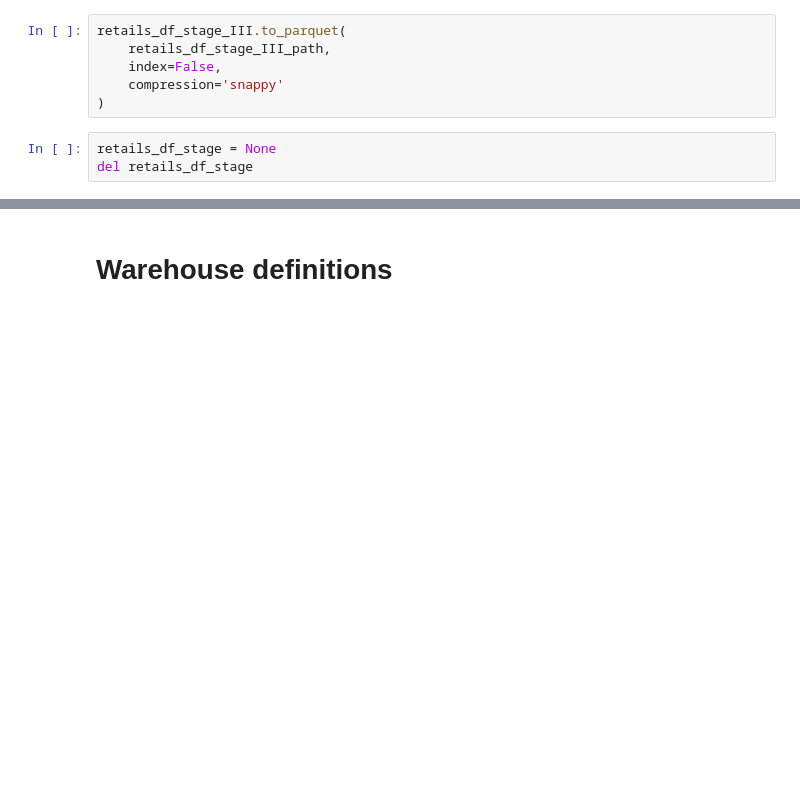
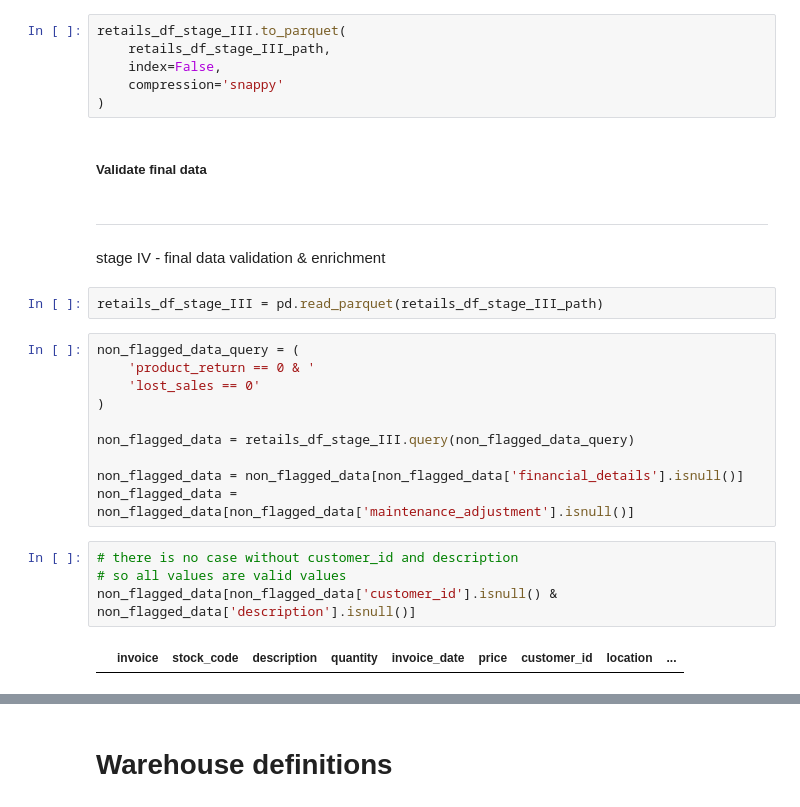
Before and after one commit to MathCouple/betsson_group, a Jupyter notebook: solution.ipynb, the cells around one changed output, grey strips where cells are left out. Saved outputs shown, nothing was run; the diff lists cells and outputs as text; blank space fills up the shorter version.

```diff
--- a/solution.ipynb
+++ b/solution.ipynb
@@ -1119,6 +1129,27 @@ retails_df_stage_III.to_parquet(
     index=False,
     compression='snappy'
 )
-# %%
-retails_df_stage = None
-del retails_df_stage
+# %% [markdown]
+##### Validate final data
+# %% [markdown]
+---
+
+stage IV - final data validation & enrichment
+# %%
+retails_df_stage_III = pd.read_parquet(retails_df_stage_III_path)
+# %%
+non_flagged_data_query = (
+    'product_return == 0 & '
+    'lost_sales == 0'
+)
+
+non_flagged_data = retails_df_stage_III.query(non_flagged_data_query)
+
+non_flagged_data = non_flagged_data[non_flagged_data['financial_details'].isnull()]
+non_flagged_data = non_flagged_data[non_flagged_data['maintenance_adjustment'].isnull()]
+# %%
+# there is no case without customer_id and description
+# so all values are valid values
+non_flagged_data[non_flagged_data['customer_id'].isnull() & non_flagged_data['description'].isnull()]
+# %% [output]
+|  | invoice | stock_code | description | quantity | invoice_date | price | customer_id | location | ... |
```
Also changed, not shown: parts of 20 cells of this notebook, 10 other files.
